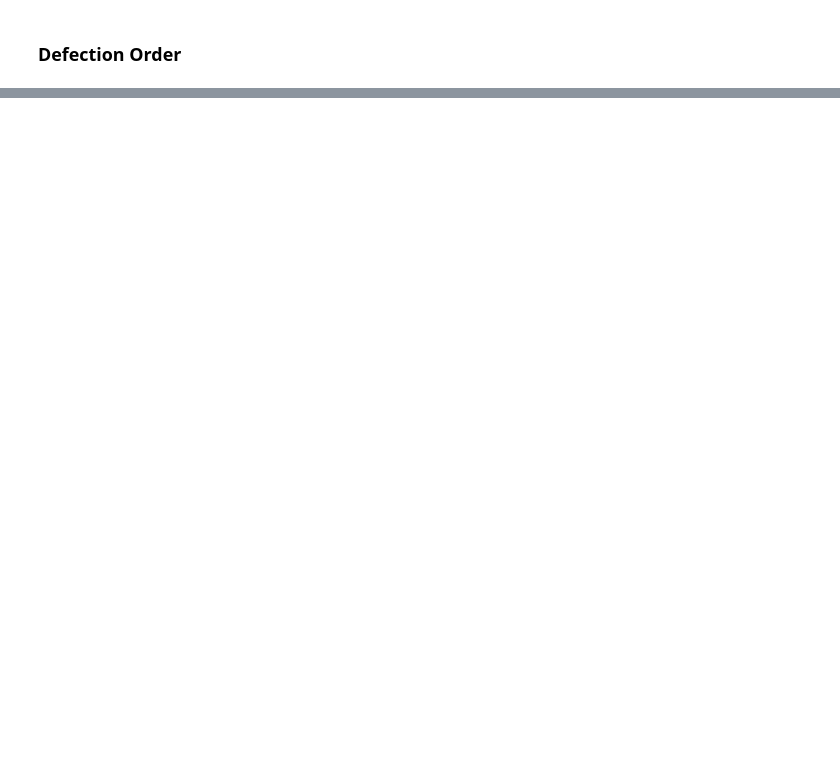
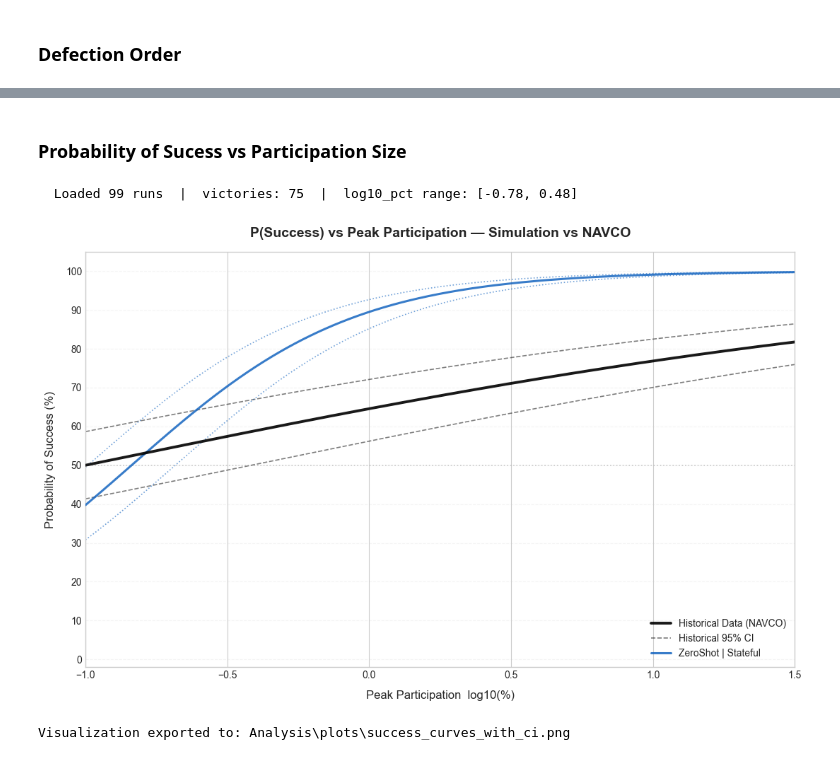
Before and after one commit to mahnoor-khalid9/abm_llm_nonviolence, a Jupyter notebook: Analysis/model_logs.ipynb, the cells around one changed output, grey strips where cells are left out. Cells and saved outputs as stored; diff of their text form; code cells hidden in the pictures; blank space fills up the shorter version.

```diff
--- a/Analysis/model_logs.ipynb
+++ b/Analysis/model_logs.ipynb
@@ -844,0 +844,16 @@ Files with >= 3 defections:
+# %% [markdown]
+### **Probability of Sucess vs Participation Size**
+# %%
+from probablity_win_analysis import plot_success_curves_vs_historical
+from pathlib import Path
+
+plot_success_curves_vs_historical(
+    output_dir     = Path("Analysis/plots"),
+    sim_population = 1217,
+    version_start  = 1,
+    version_end    = 100,
+)
+# %% [output]
+  Loaded 99 runs  |  victories: 75  |  log10_pct range: [-0.78, 0.48]
+[figure, added]
+Visualization exported to: Analysis\plots\success_curves_with_ci.png
```
Also changed, not shown: parts of 7 cells of this notebook, 15 other files.
